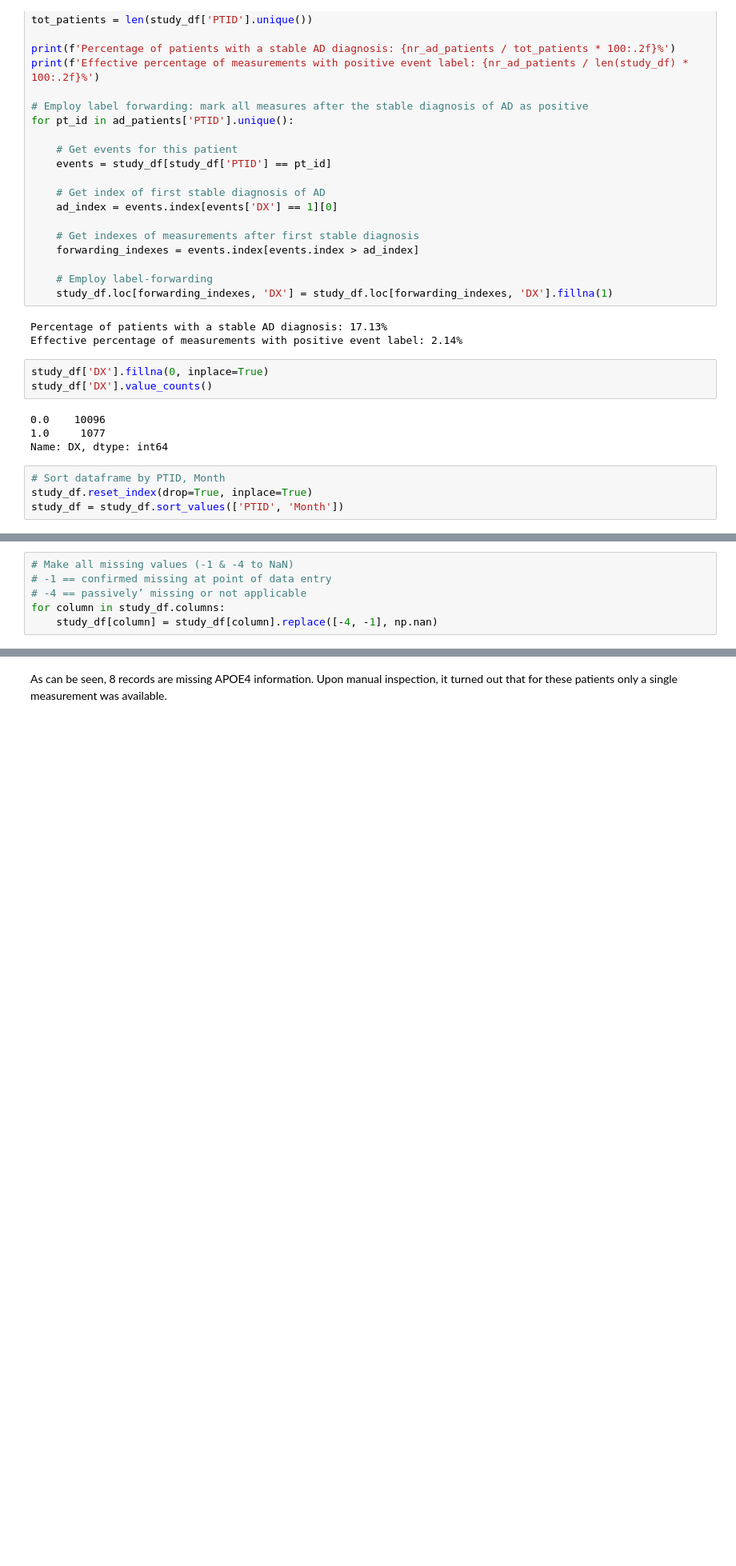
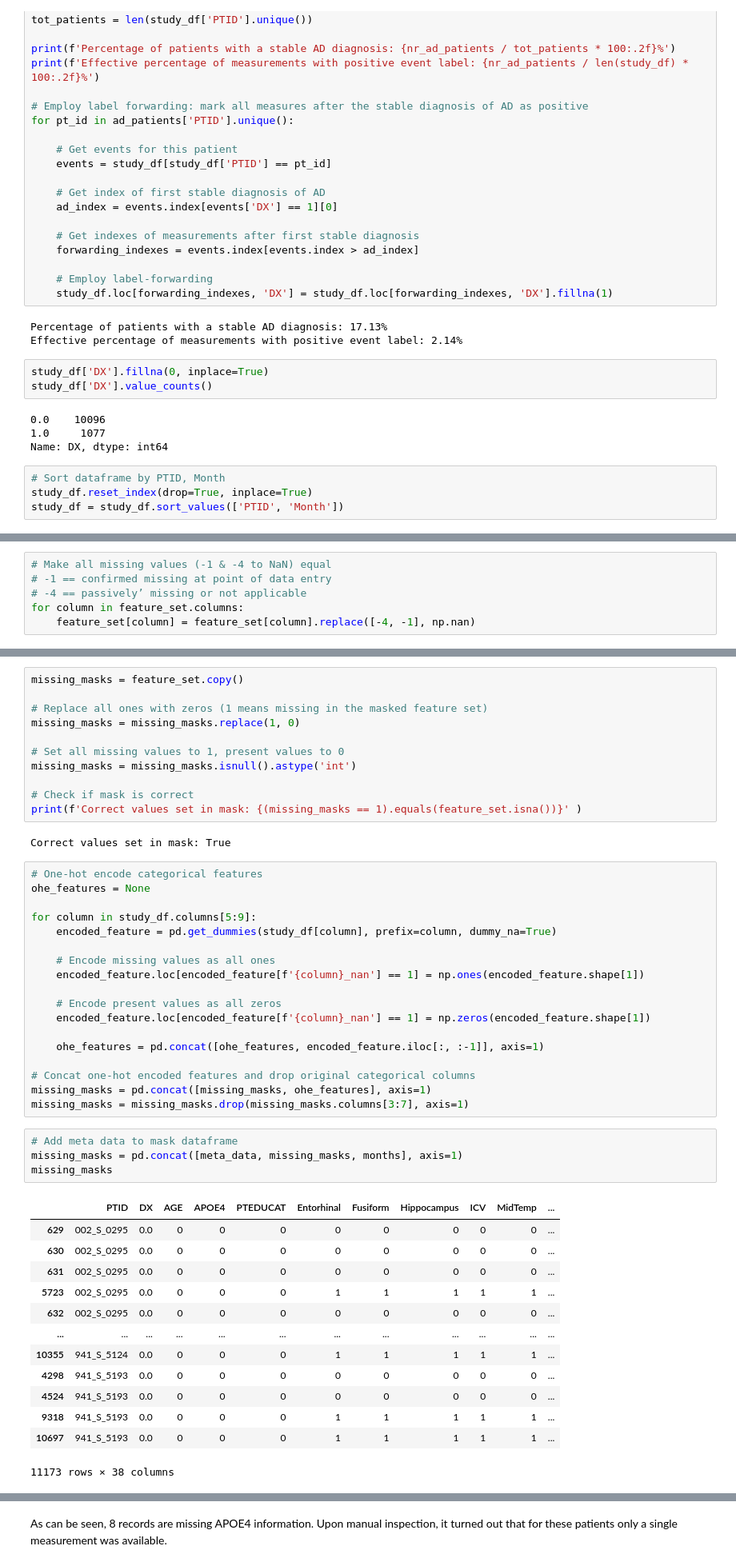
Before and after one commit to djessedirckx/mocia-research-internship, a Jupyter notebook: eda_preprocessing/Preprocessing.ipynb, the cells around one changed output, grey strips where cells are left out. Shown at 80% size. Cells and saved outputs as stored; diff of their text form; blank space fills up the shorter version.

```diff
--- a/eda_preprocessing/Preprocessing.ipynb
+++ b/eda_preprocessing/Preprocessing.ipynb
@@ -104,6 +106,0 @@ study_df.describe()
-# %%
-# Make all missing values (-1 & -4 to NaN)
-# -1 == confirmed missing at point of data entry
-# -4 == passively’ missing or not applicable
-for column in study_df.columns:
-    study_df[column] = study_df[column].replace([-4, -1], np.nan)
@@ -115,0 +113,6 @@ def count_missing(count_df):
+# %%
+# Make all missing values (-1 & -4 to NaN) equal
+# -1 == confirmed missing at point of data entry
+# -4 == passively’ missing or not applicable
+for column in feature_set.columns:
+    feature_set[column] = feature_set[column].replace([-4, -1], np.nan)
@@ -115,0 +121,49 @@ def count_missing(count_df):
+# %%
+missing_masks = feature_set.copy()
+
+# Replace all ones with zeros (1 means missing in the masked feature set)
+missing_masks = missing_masks.replace(1, 0)
+
+# Set all missing values to 1, present values to 0
+missing_masks = missing_masks.isnull().astype('int')
+
+# Check if mask is correct
+print(f'Correct values set in mask: {(missing_masks == 1).equals(feature_set.isna())}' )
+# %% [output]
+Correct values set in mask: True
+# %%
+# One-hot encode categorical features
+ohe_features = None
+
+for column in study_df.columns[5:9]:
+    encoded_feature = pd.get_dummies(study_df[column], prefix=column, dummy_na=True)
+
+    # Encode missing values as all ones
+    encoded_feature.loc[encoded_feature[f'{column}_nan'] == 1] = np.ones(encoded_feature.shape[1])
+
+    # Encode present values as all zeros
+    encoded_feature.loc[encoded_feature[f'{column}_nan'] == 1] = np.zeros(encoded_feature.shape[1])
+
+    ohe_features = pd.concat([ohe_features, encoded_feature.iloc[:, :-1]], axis=1)
+
+# Concat one-hot encoded features and drop original categorical columns
+missing_masks = pd.concat([missing_masks, ohe_features], axis=1)
+missing_masks = missing_masks.drop(missing_masks.columns[3:7], axis=1)
+# %%
+# Add meta data to mask dataframe
+missing_masks = pd.concat([meta_data, missing_masks, months], axis=1)
+missing_masks
+# %% [output]
+|  | PTID | DX | AGE | APOE4 | PTEDUCAT | Entorhinal | Fusiform | Hippocampus | ICV | MidTemp | ... |
+| 629 | 002_S_0295 | 0.0 | 0 | 0 | 0 | 0 | 0 | 0 | 0 | 0 | ... |
+| 630 | 002_S_0295 | 0.0 | 0 | 0 | 0 | 0 | 0 | 0 | 0 | 0 | ... |
+| 631 | 002_S_0295 | 0.0 | 0 | 0 | 0 | 0 | 0 | 0 | 0 | 0 | ... |
+| 5723 | 002_S_0295 | 0.0 | 0 | 0 | 0 | 1 | 1 | 1 | 1 | 1 | ... |
+| 632 | 002_S_0295 | 0.0 | 0 | 0 | 0 | 0 | 0 | 0 | 0 | 0 | ... |
+| ... | ... | ... | ... | ... | ... | ... | ... | ... | ... | ... | ... |
+| 10355 | 941_S_5124 | 0.0 | 0 | 0 | 0 | 1 | 1 | 1 | 1 | 1 | ... |
+| 4298 | 941_S_5193 | 0.0 | 0 | 0 | 0 | 0 | 0 | 0 | 0 | 0 | ... |
+| 4524 | 941_S_5193 | 0.0 | 0 | 0 | 0 | 0 | 0 | 0 | 0 | 0 | ... |
+| 9318 | 941_S_5193 | 0.0 | 0 | 0 | 0 | 1 | 1 | 1 | 1 | 1 | ... |
+| 10697 | 941_S_5193 | 0.0 | 0 | 0 | 0 | 1 | 1 | 1 | 1 | 1 | ... |
+11173 rows × 38 columns
```
Also changed, not shown: parts of 24 cells of this notebook.
